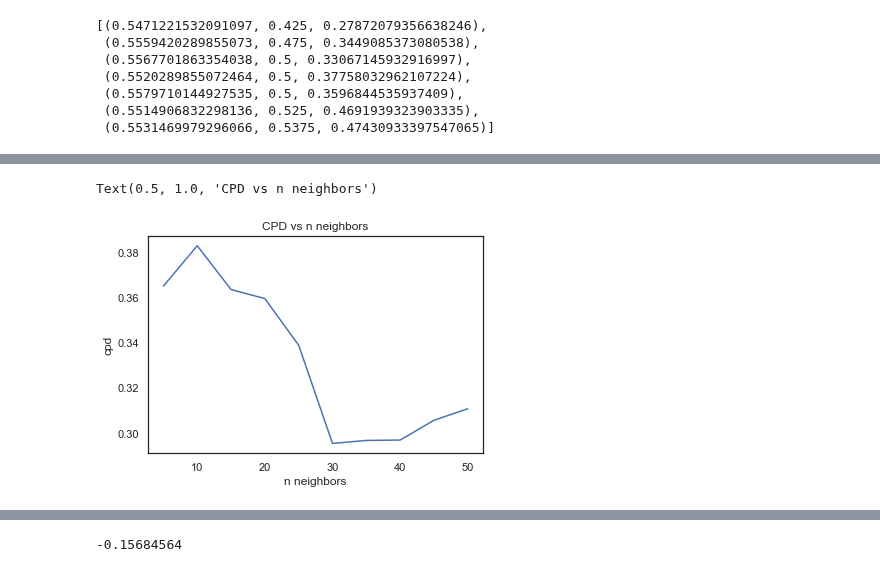
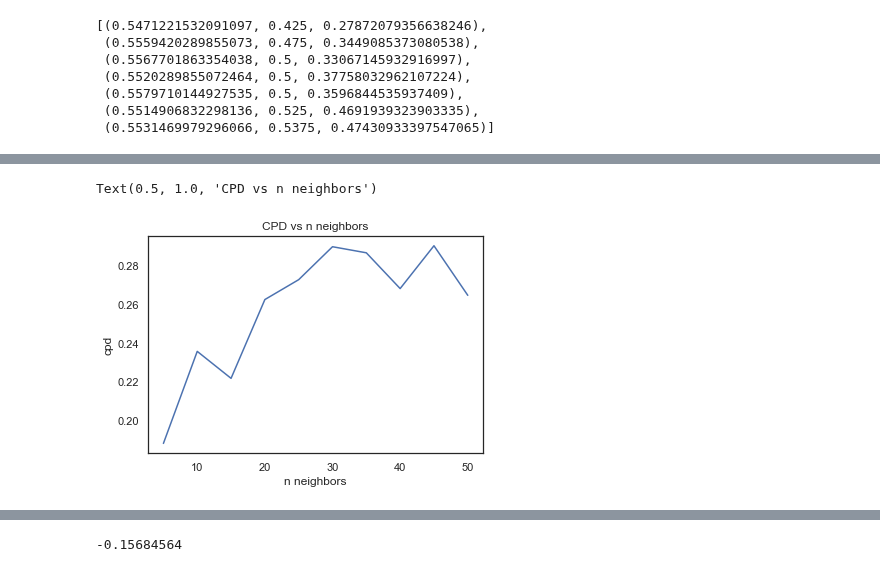
Before and after one commit to Rahul-Brito/infantvoice, a Jupyter notebook: scripts/Dim Reduc CPD.ipynb, the cells around one changed output, grey strips where cells are left out. Drawn from its saved outputs; the diff is of its cells as text; code cells hidden in the pictures.

Commit message:
did a sweep of parameters in 2D for CPD for umap and tsne with this dataset (perhaps overfit) to pick best ones. UMAP look better, plots int his commit. going to stick with umap

```diff
--- a/scripts/Dim Reduc CPD.ipynb
+++ b/scripts/Dim Reduc CPD.ipynb
@@ -207,31 +138,0 @@ Text(0.5, 1.0, 'CPD vs umap dimensions')
-# %%
-n_neighbors=10
-min_dist=0.1
-
-knn=50
-knn_classes=4
-subsetsize=700
-
-#we are always comparing tlineplotb_down as our high-dimension embedding.
-high_dim = emb_down.drop(columns='part_id').to_numpy()
-classes= emb_down.part_id.to_numpy() #extract the categories/labels
-
-#create dimension sweet from 2 to 250
-dim_sweep = np.arange(55,65)
-
-umap_qual_dim_sweep = []
-for dim in dim_sweep:
-    low_dim = dr.run_umap(emb_down, n_components=dim, n_neighbors=n_neighbors, min_dist=min_dist, metric='cosine')
-    umap_qual_dim_sweep.append(
-        dm.embedding_quality(high_dim,
-                             low_dim.drop(columns='part_id').to_numpy(),
-                             classes,
-                             knn=knn,
-                             knn_classes=knn_classes,
-                             subsetsize=subsetsize)[2]
-    )
-
-sns.lineplot(x=dim_sweep, y=umap_qual_dim_sweep)
-plt.xlabel('number of umap dimensions')
-plt.ylabel('cpd')
-plt.title('CPD vs umap dimensions')
@@ -241,33 +139,33 @@ Text(0.5, 1.0, 'CPD vs umap dimensions')
 # %%
 min_dist=0.1
 
 knn=50
 knn_classes=4
 subsetsize=700
 
 #we are always comparing tlineplotb_down as our high-dimension embedding.
-high_dim = emb_down.drop(columns='part_id').to_numpy()
-classes= emb_down.part_id.to_numpy() #extract the categories/labels
+high_dim = emb.drop(columns='part_id').to_numpy()
+classes= emb.part_id.to_numpy() #extract the categories/labels
 
-dim = 60
+dim = 2
 n_neighbors_sweep = np.arange(5,51,5)
 
 umap_qual_n_neighbors_sweep = []
 for n_neighbors in n_neighbors_sweep:
-    low_dim = dr.run_umap(emb_down, n_components=dim, n_neighbors=n_neighbors, min_dist=min_dist, metric='cosine')
+    low_dim = dr.run_umap(emb, n_components=dim, n_neighbors=n_neighbors, min_dist=min_dist, metric='cosine')
     umap_qual_n_neighbors_sweep.append(
         dm.embedding_quality(high_dim,
                              low_dim.drop(columns='part_id').to_numpy(),
                              classes,
                              knn=knn,
                              knn_classes=knn_classes,
                              subsetsize=subsetsize)[2]
     )
 
 sns.lineplot(x=n_neighbors_sweep, y=umap_qual_n_neighbors_sweep)
 plt.xlabel('n neighbors')
 plt.ylabel('cpd')
 plt.title('CPD vs n neighbors')
 # %% [output]
 Text(0.5, 1.0, 'CPD vs n neighbors')
-[figure, old version]
+[figure, new version]
```
Also changed, not shown: parts of 6 cells of this notebook, 3 other files.
